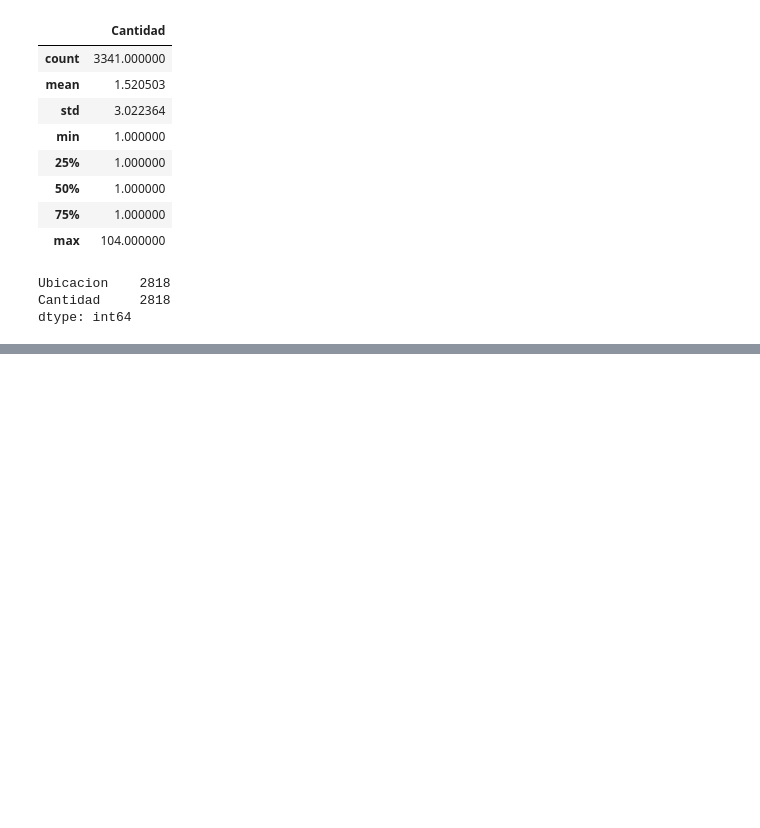
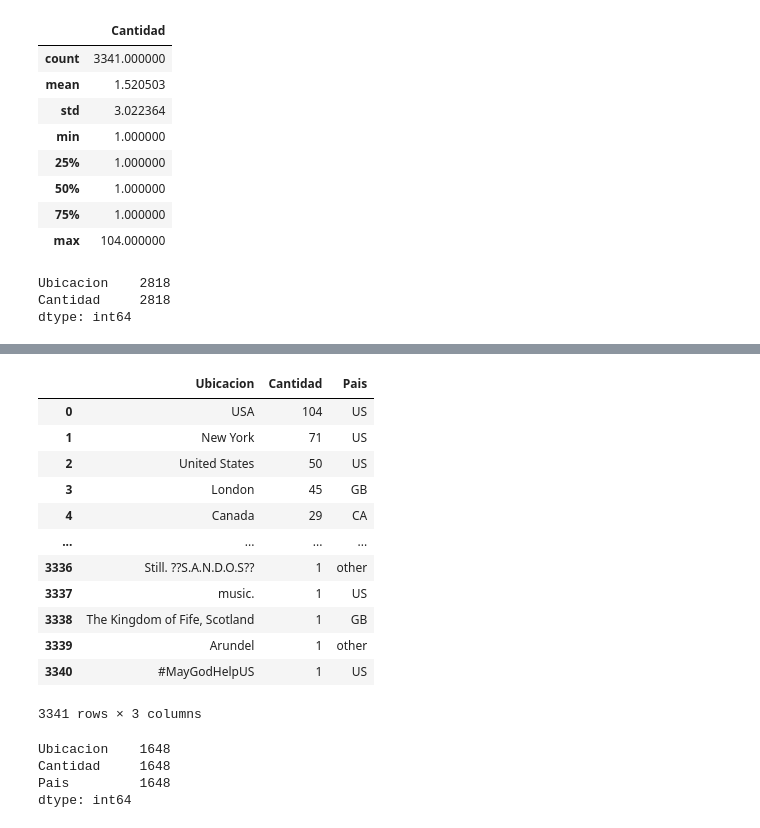
Before and after one commit to tporganizaciondedatos1c2020/TP1, a Jupyter notebook: AnalisisLocation.ipynb, the cells around one changed output, grey strips where cells are left out. Cells and saved outputs as stored; diff of their text form; code cells hidden in the pictures; blank space fills up the shorter version.

```diff
--- a/AnalisisLocation.ipynb
+++ b/AnalisisLocation.ipynb
@@ -98,0 +117,42 @@ plt.show()
+# %%
+def getCountry (text):
+
+
+    countries = list(GeoText(text).country_mentions)
+
+    if len(countries) != 0:
+        return countries[0]
+    else:
+        text = text.lower()
+        others = {'usa':'US', 'uk':'GB', 'california':'US', 'nyc':'US', 'us':'US', 'scotland':'GB',
+                 'tennesse':'US', 'north carolina':'US'}
+        for key in others.keys():
+            if key in text:
+                return others[key]
+        return "other"
+
+
+
+top_locations['Pais'] = top_locations_test.Ubicacion.map(lambda x: getCountry(x))
+top_locations
+# %% [output]
+|  | Ubicacion | Cantidad | Pais |
+| 0 | USA | 104 | US |
+| 1 | New York | 71 | US |
+| 2 | United States | 50 | US |
+| 3 | London | 45 | GB |
+| 4 | Canada | 29 | CA |
+| ... | ... | ... | ... |
+| 3336 | Still. ??S.A.N.D.O.S?? | 1 | other |
+| 3337 | music. | 1 | US |
+| 3338 | The Kingdom of Fife, Scotland | 1 | GB |
+| 3339 | Arundel | 1 | other |
+| 3340 | #MayGodHelpUS | 1 | US |
+3341 rows × 3 columns
+# %%
+top_locations.loc[top_locations_test['Pais']=='other',:].count()
+# %% [output]
+Ubicacion    1648
+Cantidad     1648
+Pais         1648
+dtype: int64
```
Also changed, not shown: parts of 6 cells of this notebook, 3 other files.
